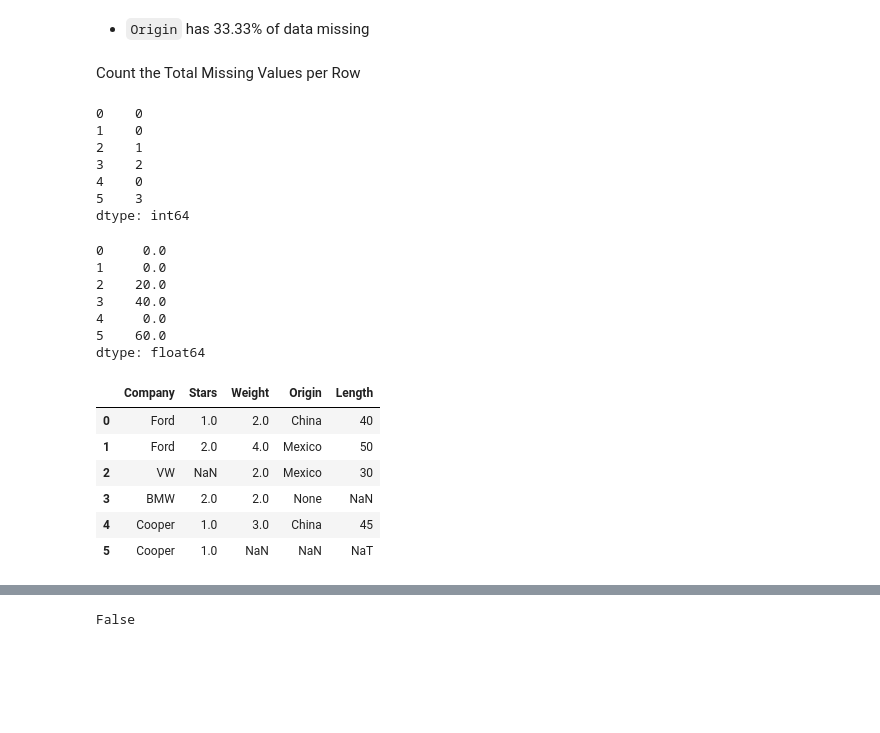
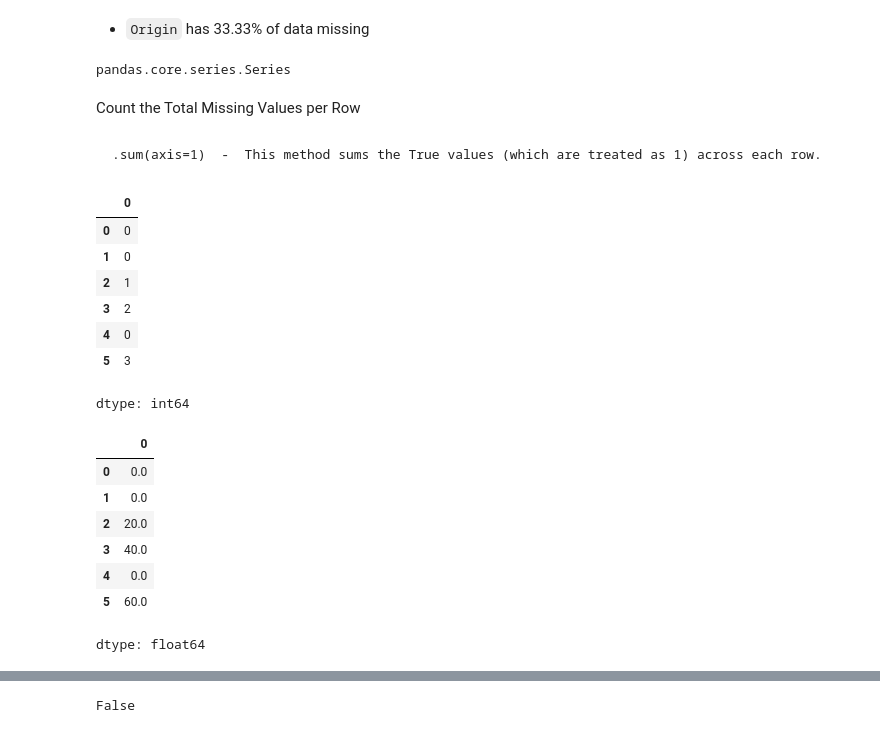
Before and after one commit to tdm09/Apuntes2039, a Jupyter notebook: 030_limpieza.ipynb, the cells around one changed output, grey strips where cells are left out. Cells and saved outputs as stored; diff of their text form; code cells hidden in the pictures; blank space fills up the shorter version.

```diff
--- a/030_limpieza.ipynb
+++ b/030_limpieza.ipynb
@@ -96,34 +154,32 @@ dtype: float64
 # %% [markdown]
 - `Origin` has 33.33% of data missing
+# %%
+type(x) #note that, it is a series data. not a dataframe
+# %% [output]
+pandas.core.series.Series
 # %% [markdown]
 Count the Total Missing Values per Row
+# %% [markdown]
+    .sum(axis=1)  -  This method sums the True values (which are treated as 1) across each row.
 # %%
-df.isnull().sum(axis=1)
+ndf.isnull().sum(axis=1)
 # %% [output]
+|  | 0 |
+| 0 | 0 |
+| 1 | 0 |
+| 2 | 1 |
+| 3 | 2 |
+| 4 | 0 |
+| 5 | 3 |
-0    0
-1    0
-2    1
-3    2
-4    0
-5    3
 dtype: int64
 # %%
-df.isnull().sum(axis=1)/len(df.columns)*100  # df.shape[1]
+ndf.isnull().sum(axis=1)/len(df.columns)*100  # df.shape[1]
 # %% [output]
+|  | 0 |
+| 0 | 0.0 |
+| 1 | 0.0 |
+| 2 | 20.0 |
+| 3 | 40.0 |
+| 4 | 0.0 |
+| 5 | 60.0 |
-0     0.0
-1     0.0
-2    20.0
-3    40.0
-4     0.0
-5    60.0
 dtype: float64
-# %%
-df
-# %% [output]
-|  | Company | Stars | Weight | Origin | Length |
-| 0 | Ford | 1.0 | 2.0 | China | 40 |
-| 1 | Ford | 2.0 | 4.0 | Mexico | 50 |
-| 2 | VW | NaN | 2.0 | Mexico | 30 |
-| 3 | BMW | 2.0 | 2.0 | None | NaN |
-| 4 | Cooper | 1.0 | 3.0 | China | 45 |
-| 5 | Cooper | 1.0 | NaN | NaN | NaT |
```
Also changed, not shown: parts of 39 cells of this notebook.
